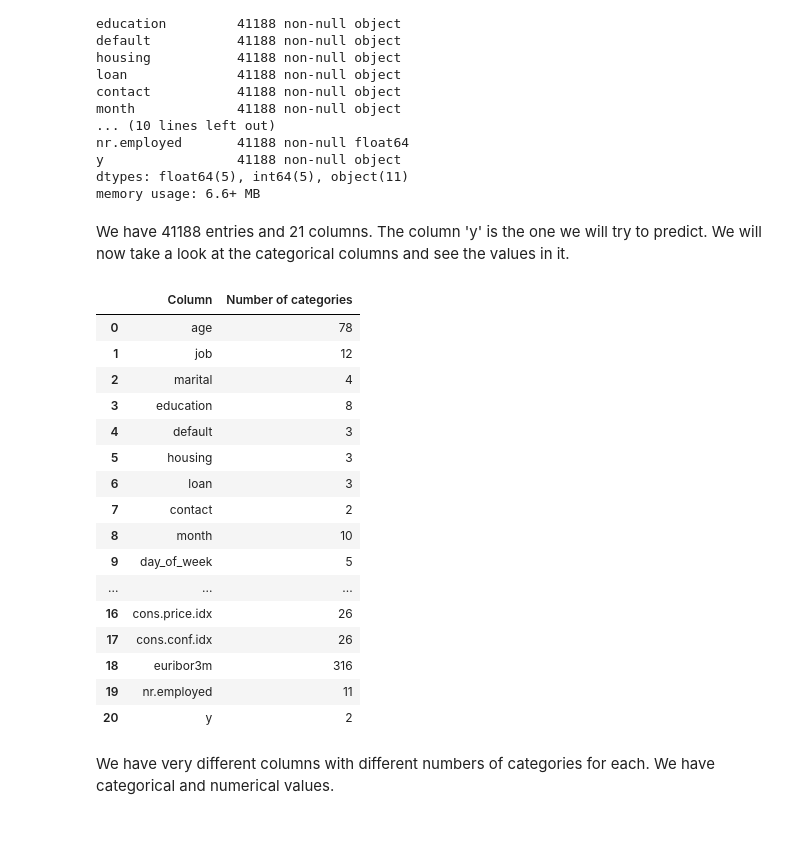
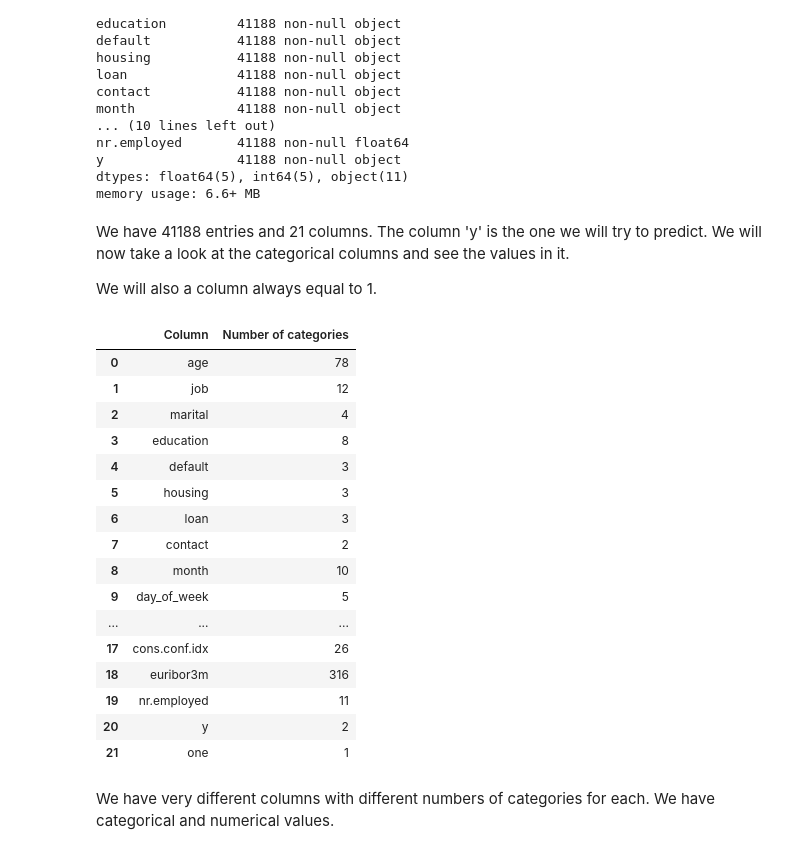
Before and after one commit to gouzmi/Bank-Telemarketing, a Jupyter notebook: Analyse.ipynb, the cells around one changed output. Drawn from its saved outputs; the diff is of its cells as text; code cells hidden in the pictures.

```diff
--- a/Analyse.ipynb
+++ b/Analyse.ipynb
@@ -55,27 +55,30 @@ memory usage: 6.6+ MB
 # %% [markdown]
 We have 41188 entries and 21 columns. The column 'y' is the one we will try to predict.
 We will now take a look at the categorical columns and see the values in it.
+
+We will also a column always equal to 1.
 # %%
+df['one']=1
 no_cats = [len(set(df[col])) for col in df.columns]
 pd.DataFrame({'Column': df.columns, 'Number of categories': no_cats})
 # %% [output]
 |  | Column | Number of categories |
 | 0 | age | 78 |
 | 1 | job | 12 |
 | 2 | marital | 4 |
 | 3 | education | 8 |
 | 4 | default | 3 |
 | 5 | housing | 3 |
 | 6 | loan | 3 |
 | 7 | contact | 2 |
 | 8 | month | 10 |
 | 9 | day_of_week | 5 |
 | ... | ... | ... |
-| 16 | cons.price.idx | 26 |
 | 17 | cons.conf.idx | 26 |
 | 18 | euribor3m | 316 |
 | 19 | nr.employed | 11 |
 | 20 | y | 2 |
+| 21 | one | 1 |
 # %% [markdown]
 We have very different  columns with different numbers of categories for each. We have categorical and numerical values.
 # %%
```
Also changed, not shown: parts of 31 cells of this notebook.
